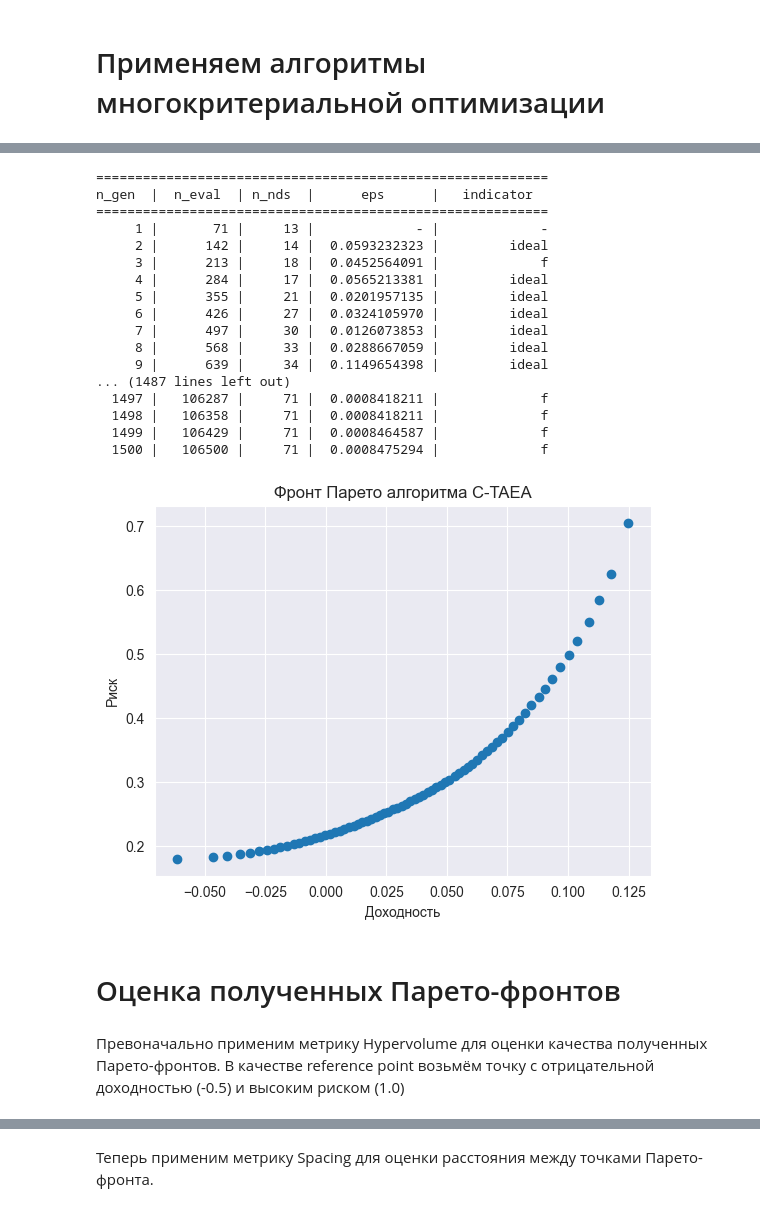
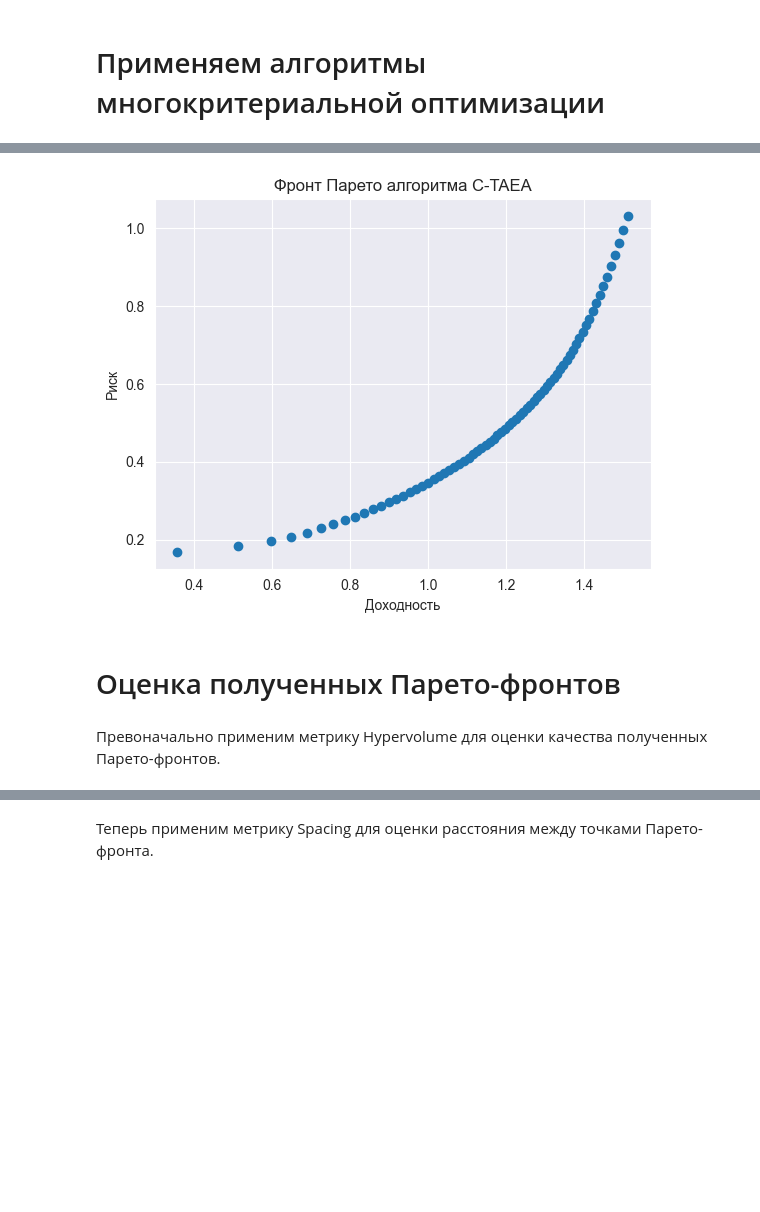
Before and after one commit to ArTeria21/Crypto_optimization, a Jupyter notebook: portfolio_optimization.ipynb, the cells around one changed output, grey strips where cells are left out. Saved outputs shown, nothing was run; the diff lists cells and outputs as text; code cells hidden in the pictures; blank space fills up the shorter version.

```diff
--- a/portfolio_optimization.ipynb
+++ b/portfolio_optimization.ipynb
@@ -47,7 +47,7 @@ import yfinance as yf
 sns.set_style('darkgrid')
 
 # Флаг для вывода/скрытия логов работы алгоритмов
-SHOW_LOGS = True
+SHOW_LOGS = False
 # %% [markdown]
 В качестве метрики для оценки риска криптовалютного портфеля мы будем использовать его валатильность + несколько штрафных функций, чтобы алгоритм не "клал все яйца в одну корзину".
 
@@ -78,7 +78,7 @@ TICKERS = ["TON11419-USD", "SUI20947-USD",'ETH-USD', "LINK-USD", "APT21794-USD",
 
 # Даты обучающей выборки
 training_start_date = "2024-08-01"
-training_end_date = "2024-08-29"
+training_end_date = "2024-09-29"
 
 # Получим цены на начало и конец обучающей выборки
 start_token_prices = {ticker: get_price_on_date(ticker, training_start_date) for ticker in TICKERS}
@@ -257,40 +223,23 @@ n_gen  |  n_eval  | n_nds  |      eps      |   indicator
 # %%
 # Третий алгоритм, который мы протестируем - это C-TAEA.
 
 ref_dirs = get_reference_directions("das-dennis", 2, n_partitions=70)
 
 c_taea = CTAEA(ref_dirs=ref_dirs)
 
 c_taea_res = minimize(problem,
             c_taea,
             ('n_gen', 1500),
-            verbose=True
+            verbose=SHOW_LOGS
             )
 
 plt.scatter(-c_taea_res.F[:, 0], c_taea_res.F[:, 1])
 plt.xlabel("Доходность")
 plt.ylabel("Риск")
 plt.title("Фронт Парето алгоритма C-TAEA")
 plt.show()
 # %% [output]
-==========================================================
-n_gen  |  n_eval  | n_nds  |      eps      |   indicator
-==========================================================
-     1 |       71 |     13 |             - |             -
-     2 |      142 |     14 |  0.0593232323 |         ideal
-     3 |      213 |     18 |  0.0452564091 |             f
-     4 |      284 |     17 |  0.0565213381 |         ideal
-     5 |      355 |     21 |  0.0201957135 |         ideal
-     6 |      426 |     27 |  0.0324105970 |         ideal
-     7 |      497 |     30 |  0.0126073853 |         ideal
-     8 |      568 |     33 |  0.0288667059 |         ideal
-     9 |      639 |     34 |  0.1149654398 |         ideal
-... (1487 lines left out)
-  1497 |   106287 |     71 |  0.0008418211 |             f
-  1498 |   106358 |     71 |  0.0008418211 |             f
-  1499 |   106429 |     71 |  0.0008464587 |             f
-  1500 |   106500 |     71 |  0.0008475294 |             f
-[figure, old version]
+[figure, new version]
 # %% [markdown]
 # Оценка полученных Парето-фронтов
 # %%
@@ -325,7 +274,6 @@ def calculate_common_reference_point(pareto_fronts: list, margin: float = 0.1, m
 reference_point = calculate_common_reference_point([nsga2_result.F, moea_d_result.F, c_taea_res.F])
 # %% [markdown]
 Превоначально применим метрику Hypervolume для оценки качества полученных Парето-фронтов.
-В качестве reference point возьмём точку с отрицательной доходностью (-0.5) и высоким риском (1.0)
 # %%
 print('NSGA-2 hypervolume: ', hv.hypervolume(nsga2_result.F, reference_point))
 print('MOEA/D hypervolume: ', hv.hypervolume(moea_d_result.F, reference_point))
```
Also changed, not shown: parts of 14 cells of this notebook, 2 other files.
